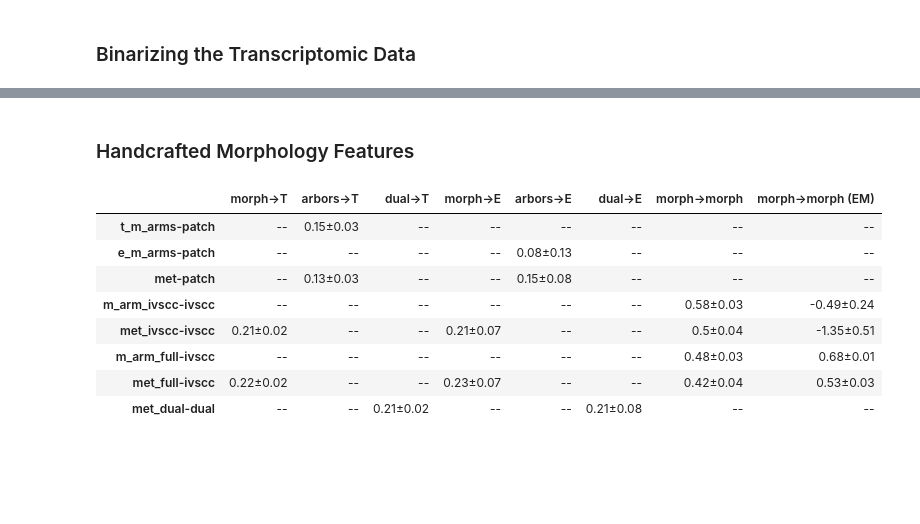
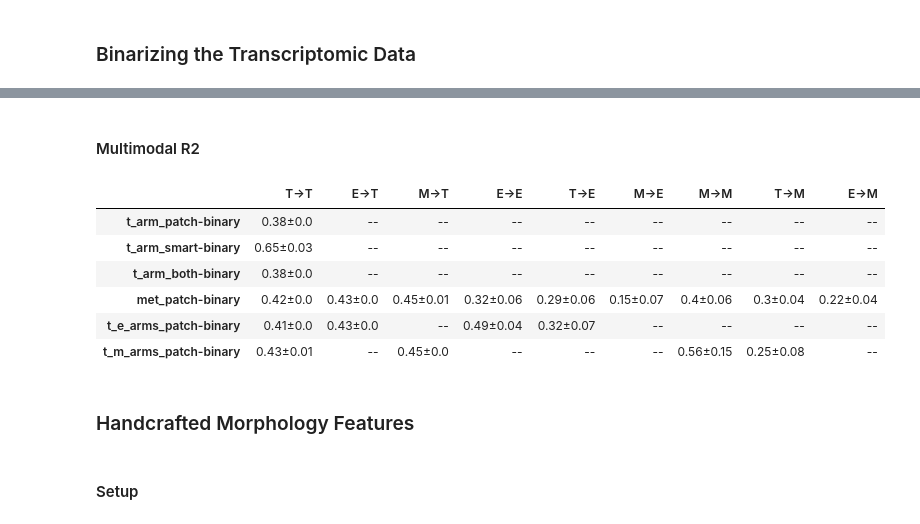
Before and after one commit to AllenInstitute/cplAE_MET, a Jupyter notebook: notebooks/Results.ipynb, the cells around one changed output, grey strips where cells are left out. Cells and saved outputs as stored; diff of their text form; code cells hidden in the pictures; blank space fills up the shorter version.

```diff
--- a/notebooks/Results.ipynb
+++ b/notebooks/Results.ipynb
@@ -398,0 +326,37 @@ build_table(columns, ["binary"], 2)
+# %%
+binary_targets = {
+    "patch_binary": {
+        "query": {"platforms": ["patchseq"], "formats": [("logcpm",)]},
+        "modalities": ["T"],
+        "loss": {
+            "formats": {"T": ["logcpm"]},
+            "losses": {"logcpm": "bce"},
+            "transform": {"logcpm": {"binarize": 0.1}}},
+        "groups": {"binary"},
+        "display": None
+    },
+    "smart_binary": {
+        "query": {"platforms": ["smartseq"], "formats": [("logcpm",)]},
+        "modalities": ["T"],
+        "loss": {
+            "formats": {"T": ["logcpm"]},
+            "losses": {"logcpm": "bce"},
+            "transform": {"logcpm": {"binarize": 0.1}}},
+        "groups": {"binary"},
+        "display": None
+    },
+    "multimodal_binary": {
+        "query": {"formats": [("logcpm", "pca-ipfx", "arbors")]},
+        "modalities": ["T", "E", "M"],
+        "loss": {
+            "formats": {"T": ["logcpm"], "E": ["pca-ipfx"], "M": ["arbors"]},
+            "losses": {"logcpm": "bce", "pca-ipfx": "feature_r2", "arbors": "sample_r2"},
+            "transform": {"logcpm": {"binarize": 0.1}}},
+        "groups": {"binary"},
+        "display": {"E": lambda x: 1 - x, "M": lambda x: 1 - x}
+    }
+}
+# %%
+binary_plan = generate_recon_plan([], binary_targets)
+binary_accs = run_recon_plan(binary_plan, binary_targets, met_data, all_experiments)
+binary_scores = compute_scores(binary_accs)
@@ -399,17 +388,20 @@ build_table(columns, ["binary"], 2)
+# %% [markdown]
+#### Multimodal R2
+# %%
+binary_met_columns = [
+           ("T->T", "multimodal_binary", "T->T"), ("E->T", "multimodal_binary", "E->T"), ("M->T", "multimodal_binary", "M->T"),
+           ("E->E", "multimodal_binary", "E->E"), ("T->E", "multimodal_binary", "T->E"), ("M->E", "multimodal_binary", "M->E"),
+           ("M->M", "multimodal_binary", "M->M"), ("T->M", "multimodal_binary", "T->M"), ("E->M", "multimodal_binary", "E->M")]
+build_table(binary_scores, binary_met_columns, ["binary"], 2)
+# %% [output]
+|  | T->T | E->T | M->T | E->E | T->E | M->E | M->M | T->M | E->M |
+| t_arm_patch-binary | 0.38±0.0 | -- | -- | -- | -- | -- | -- | -- | -- |
+| t_arm_smart-binary | 0.65±0.03 | -- | -- | -- | -- | -- | -- | -- | -- |
+| t_arm_both-binary | 0.38±0.0 | -- | -- | -- | -- | -- | -- | -- | -- |
+| met_patch-binary | 0.42±0.0 | 0.43±0.0 | 0.45±0.01 | 0.32±0.06 | 0.29±0.06 | 0.15±0.07 | 0.4±0.06 | 0.3±0.04 | 0.22±0.04 |
+| t_e_arms_patch-binary | 0.41±0.0 | 0.43±0.0 | -- | 0.49±0.04 | 0.32±0.07 | -- | -- | -- | -- |
+| t_m_arms_patch-binary | 0.43±0.01 | -- | 0.45±0.0 | -- | -- | -- | 0.56±0.15 | 0.25±0.08 | -- |
 # %% [markdown]
 ### Handcrafted Morphology Features
-# %%
-columns = [("M->T", "ivscc-patchseq", "morph->T"), ("M->T", "patchseq-with-ivscc", "arbors->T"), ("M->T", "ivscc-dual-patchseq", "dual->T"),
-           ("M->E", "ivscc-patchseq", "morph->E"), ("M->E", "patchseq-with-ivscc", "arbors->E"), ("M->E", "ivscc-dual-patchseq", "dual->E"),
-           ("M->M", "ivscc-patchseq", "morph->morph"), ("M->M", "ivscc-EM", "morph->morph (EM)")]
-build_table(columns, ["patch", "ivscc", "dual"], 2)
-# %% [output]
-|  | morph->T | arbors->T | dual->T | morph->E | arbors->E | dual->E | morph->morph | morph->morph (EM) |
-| t_m_arms-patch | -- | 0.15±0.03 | -- | -- | -- | -- | -- | -- |
-| e_m_arms-patch | -- | -- | -- | -- | 0.08±0.13 | -- | -- | -- |
-| met-patch | -- | 0.13±0.03 | -- | -- | 0.15±0.08 | -- | -- | -- |
-| m_arm_ivscc-ivscc | -- | -- | -- | -- | -- | -- | 0.58±0.03 | -0.49±0.24 |
-| met_ivscc-ivscc | 0.21±0.02 | -- | -- | 0.21±0.07 | -- | -- | 0.5±0.04 | -1.35±0.51 |
-| m_arm_full-ivscc | -- | -- | -- | -- | -- | -- | 0.48±0.03 | 0.68±0.01 |
-| met_full-ivscc | 0.22±0.02 | -- | -- | 0.23±0.07 | -- | -- | 0.42±0.04 | 0.53±0.03 |
-| met_dual-dual | -- | -- | 0.21±0.02 | -- | -- | 0.21±0.08 | -- | -- |
+# %% [markdown]
+#### Setup
```
Also changed, not shown: parts of 36 cells of this notebook, 5 other files.
